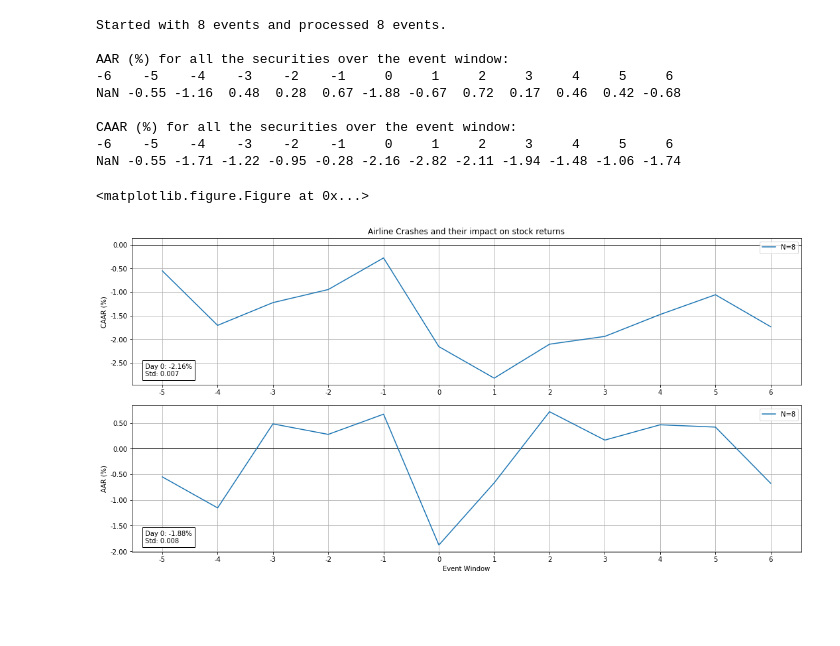
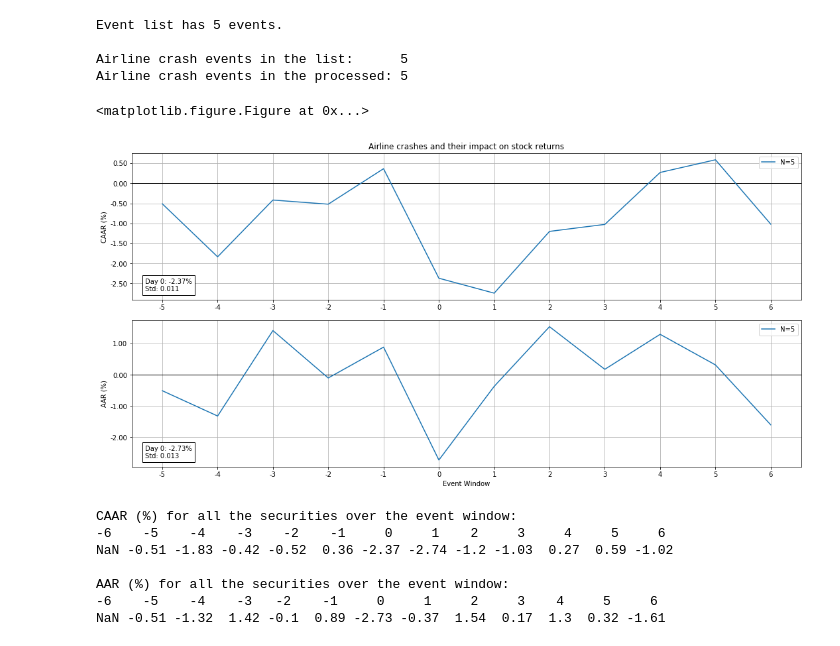
Before and after one commit to brettelliot/event-study, a Jupyter notebook: examples/quantconnect/event_study_airline_crashes.ipynb, the cells around one changed output. Cells and saved outputs as stored; diff of their text form; code cells hidden in the pictures; blank space fills up the shorter version.

```diff
--- a/examples/quantconnect/event_study_airline_crashes.ipynb
+++ b/examples/quantconnect/event_study_airline_crashes.ipynb
@@ -330,20 +351,14 @@ class EventStudyNaiveModel(object):
 
         return self.results
 # %%
-def main():
+def run_event_study(start_date, end_date):
 
-
-    # Create an instance
     qb = QuantBook()
 
-    """
-    This is an event study on airline crashes and their impact on airline securities.
-    """
+    data_provider = DataProviderQC(qb)
 
-    event_list_df = load_events(csv_string)
-    # print('The event list:\n {}'.format(event_list_df))
-
-    data_provider = DataProviderQC(qb)
+    event_list_df = build_events(csv_string, start_date, end_date)
+    print("Event list has {} events.".format(event_list_df.shape[0]))
 
     event_study = EventStudyNaiveModel(data_provider, event_list_df)
 
@@ -352,27 +367,40 @@ def main():
     market_ticker = 'SPY'
     results = event_study.run_naive_model(market_ticker, num_pre_event_window_periods, num_post_event_window_periods)
 
-    print('\nStarted with {} events and processed {} events.'.format(results.num_starting_events,
-                                                                    results.num_events_processed))
+    print('\nAirline crash events in the list:      {}'.format(results.num_starting_events))
+    print('Airline crash events in the processed: {}\n'.format(results.num_events_processed))
 
-    print('\nAAR (%) for all the securities over the event window:\n{}'.format(
-        (results.aar * 100).round(2).to_frame().T.to_string(index=False)))
+    results.plot('Airline crashes and their impact on stock returns')
 
     print('\nCAAR (%) for all the securities over the event window:\n{}'.format(
         (results.caar * 100).round(2).to_frame().T.to_string(index=False)))
 
-    results.plot("Airline Crashes and their impact on stock returns")
+    print('\nAAR (%) for all the securities over the event window:\n{}'.format(
+        (results.aar * 100).round(2).to_frame().T.to_string(index=False)))
-# %%
-main()
-# %% [output]
-Started with 8 events and processed 8 events.
-
-AAR (%) for all the securities over the event window:
--6    -5    -4    -3    -2    -1     0     1     2     3     4     5     6
-NaN -0.55 -1.16  0.48  0.28  0.67 -1.88 -0.67  0.72  0.17  0.46  0.42 -0.68
-
-CAAR (%) for all the securities over the event window:
--6    -5    -4    -3    -2    -1     0     1     2     3     4     5     6
-NaN -0.55 -1.71 -1.22 -0.95 -0.28 -2.16 -2.82 -2.11 -1.94 -1.48 -1.06 -1.74
-<matplotlib.figure.Figure at 0x...>
-[figure, removed]
+# %%
+def run_airline_crash_event_study():
+
+    """
+    This is an event study on airline crashes their impact on firearm securities.
+    """
+
+    start_date = dt.datetime(2000, 1, 1)
+    end_date = dt.datetime(2018, 12, 31)
+
+    run_event_study(start_date, end_date)
+
+run_airline_crash_event_study()
+# %% [output]
+Event list has 5 events.
+
+Airline crash events in the list:      5
+Airline crash events in the processed: 5
+<matplotlib.figure.Figure at 0x...>
+[figure, added]
+CAAR (%) for all the securities over the event window:
+-6    -5    -4    -3    -2    -1     0     1    2     3     4     5     6
+NaN -0.51 -1.83 -0.42 -0.52  0.36 -2.37 -2.74 -1.2 -1.03  0.27  0.59 -1.02
+
+AAR (%) for all the securities over the event window:
+-6    -5    -4    -3   -2    -1     0     1     2     3    4     5     6
+NaN -0.51 -1.32  1.42 -0.1  0.89 -2.73 -0.37  1.54  0.17  1.3  0.32 -1.61
```
Also changed, not shown: parts of 3 cells of this notebook, 5 other files.
